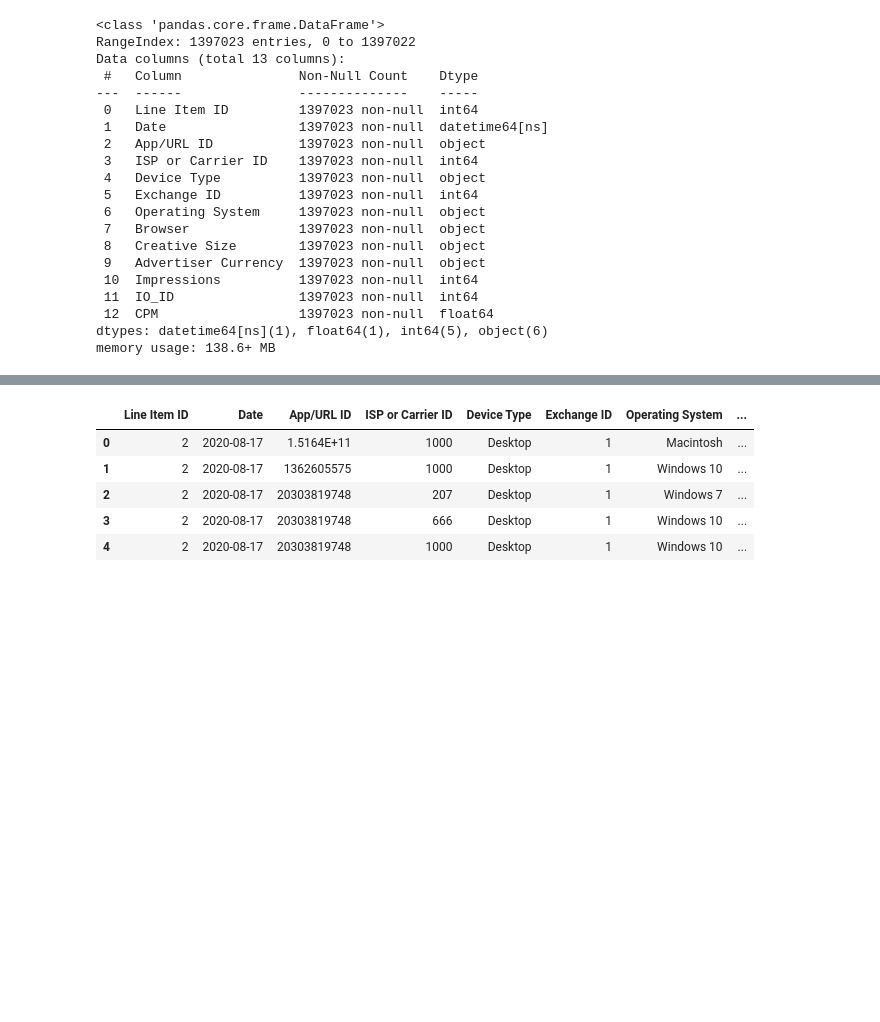
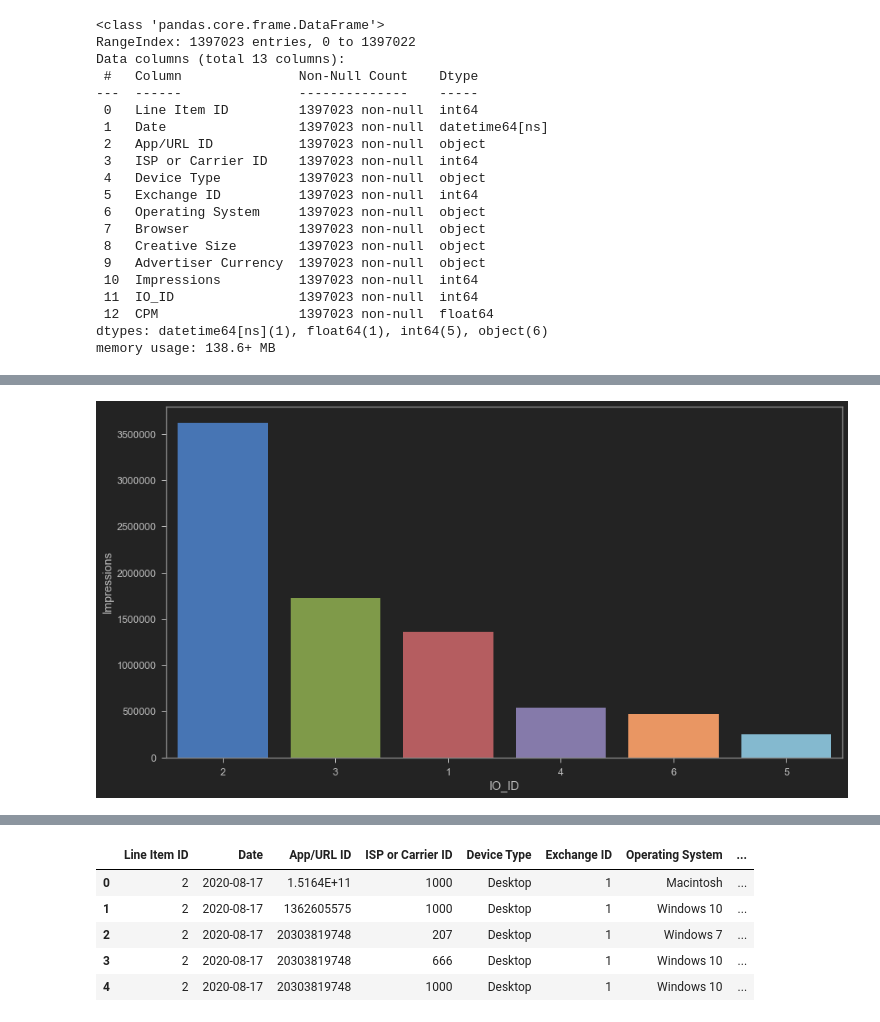
Before and after one commit to shiva-kumarj/CPM-prediction-with-MiQ, a Jupyter notebook: code/CPM-EDA.ipynb, the cells around one changed output, grey strips where cells are left out. Saved outputs shown, nothing was run; the diff lists cells and outputs as text; code cells hidden in the pictures; blank space fills up the shorter version.

```diff
--- a/code/CPM-EDA.ipynb
+++ b/code/CPM-EDA.ipynb
@@ -233,0 +247,10 @@ fig.show()
+# %%
+impression_bought = df.groupby("IO_ID", as_index = False)\
+.sum()[['IO_ID', 'Impressions']]\
+.sort_values('Impressions', ascending = False)
+
+plt.figure(figsize = (15, 8))
+sns.barplot(x = 'IO_ID', y ='Impressions', data = impression_bought, order = impression_bought['IO_ID'])
+plt.show()
+# %% [output]
+[figure, added]
```
Also changed, not shown: parts of 47 cells of this notebook.
